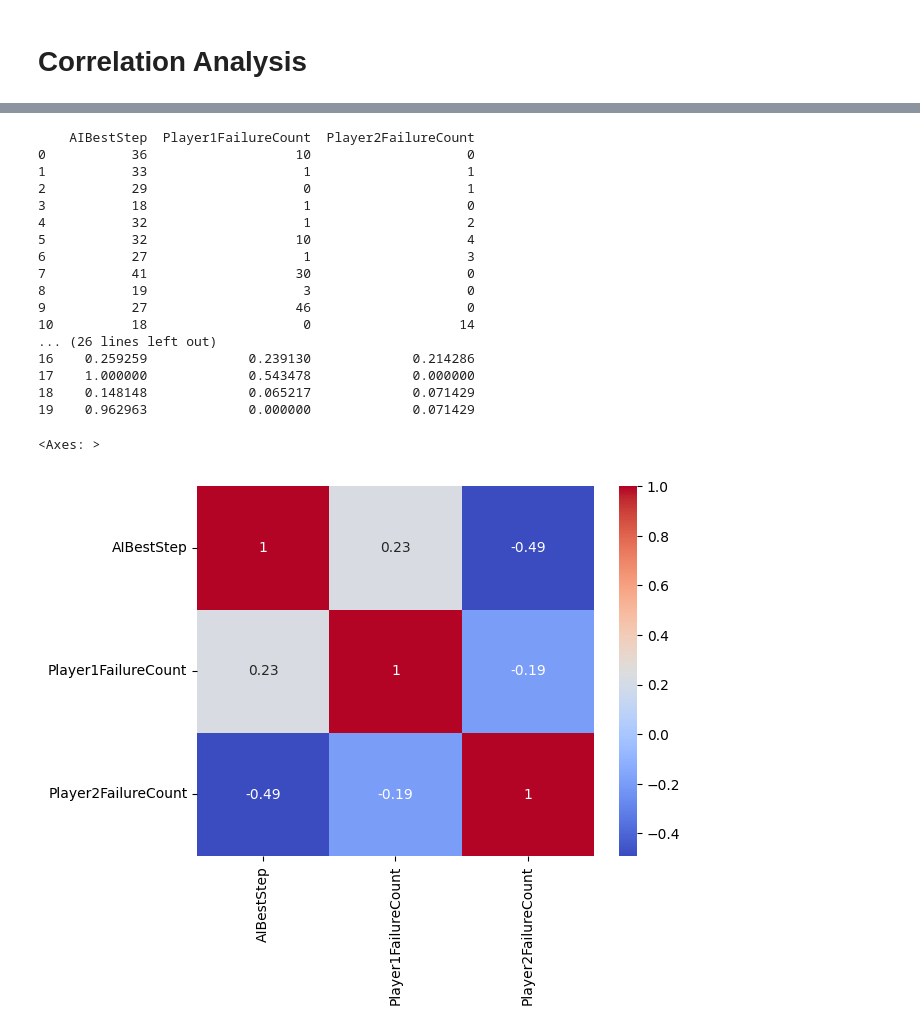
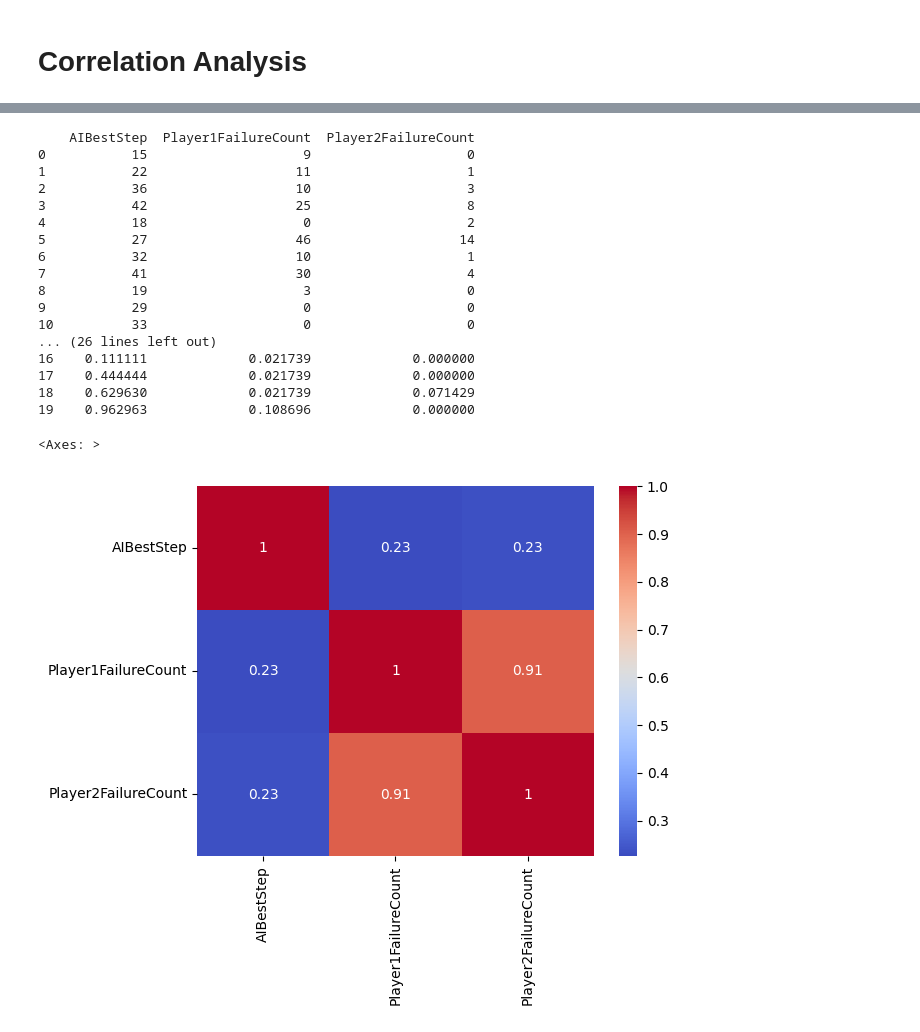
Before and after one commit to LingPeiYu/AaltoThesisDataAnalysis, a Jupyter notebook: AaltoThesisDataAnalysis.ipynb, the cells around one changed output, grey strips where cells are left out. Saved outputs shown, nothing was run; the diff lists cells and outputs as text; code cells hidden in the pictures.

```diff
--- a/AaltoThesisDataAnalysis.ipynb
+++ b/AaltoThesisDataAnalysis.ipynb
@@ -266,4 +274,8 @@ print(test_error)
 # %%
 #Corr Analysis
 import seaborn as sns
+# %%
+#sort each test's values by level index
+data1=data1.sort_values(by='LevelIndex',ascending=True)
+data2=data2.sort_values(by='LevelIndex',ascending=True)
 # %%
@@ -303,16 +313,16 @@ sns.heatmap(corr_matrix, cmap='coolwarm', annot=True)
 # %%
-TestData=pd.concat([data1.rename(columns={'PercivedDifficulty': 'Player1PercivedDifficulty'})[['AIBestStep','Player1PercivedDifficulty']],
-                    data2.rename(columns={'PercivedDifficulty': 'Player2PercivedDifficulty'})[['Player2PercivedDifficulty']]],
-                   axis=1)
+SubTestData=pd.merge(data1.rename(columns={'PercivedDifficulty': 'Player1PercivedDifficulty'})[['LevelIndex','AIBestStep','Player1PercivedDifficulty']],
+                    data2.rename(columns={'PercivedDifficulty': 'Player2PercivedDifficulty'})[['LevelIndex','Player2PercivedDifficulty']],
+                   on='LevelIndex',how='outer')[['AIBestStep','Player1PercivedDifficulty','Player2PercivedDifficulty']]
 
-print(TestData)
+print(SubTestData)
 
-for i in range(0,TestData.shape[1]):
-  TestData.iloc[:, i]=scaler.fit_transform(TestData.iloc[:, [i]])
+for i in range(0,SubTestData.shape[1]):
+  SubTestData.iloc[:, i]=scaler.fit_transform(SubTestData.iloc[:, [i]])
 
-print(TestData)
+print(SubTestData)
 
-corr_matrix = TestData.corr()
+corr_matrix = SubTestData.corr()
 sns.heatmap(corr_matrix, cmap='coolwarm', annot=True)
 # %% [output]
     AIBestStep  Player1PercivedDifficulty  Player2PercivedDifficulty
@@ -337,34 +347,34 @@ sns.heatmap(corr_matrix, cmap='coolwarm', annot=True)
 # %%
-TestData=pd.concat([data1.rename(columns={'FailureCount': 'Player1FailureCount'})[['AIBestStep','Player1FailureCount']],
-                    data2.rename(columns={'FailureCount': 'Player2FailureCount'})[['Player2FailureCount']]],
-                   axis=1)
+SubTestData=pd.merge(data1.rename(columns={'FailureCount': 'Player1FailureCount'})[['LevelIndex','AIBestStep','Player1FailureCount']],
+                    data2.rename(columns={'FailureCount': 'Player2FailureCount'})[['LevelIndex','Player2FailureCount']],
+                   on='LevelIndex',how='outer')[['AIBestStep','Player1FailureCount','Player2FailureCount']]
 
-print(TestData)
+print(SubTestData)
 
-for i in range(0,TestData.shape[1]):
-  TestData.iloc[:, i]=scaler.fit_transform(TestData.iloc[:, [i]])
+for i in range(0,SubTestData.shape[1]):
+  SubTestData.iloc[:, i]=scaler.fit_transform(SubTestData.iloc[:, [i]])
 
-print(TestData)
+print(SubTestData)
 
-corr_matrix = TestData.corr()
+corr_matrix = SubTestData.corr()
 sns.heatmap(corr_matrix, cmap='coolwarm', annot=True)
 # %% [output]
     AIBestStep  Player1FailureCount  Player2FailureCount
-0           36                   10                    0
-1           33                    1                    1
-2           29                    0                    1
-3           18                    1                    0
-4           32                    1                    2
-5           32                   10                    4
-6           27                    1                    3
-7           41                   30                    0
+0           15                    9                    0
+1           22                   11                    1
+2           36                   10                    3
+3           42                   25                    8
+4           18                    0                    2
+5           27                   46                   14
+6           32                   10                    1
+7           41                   30                    4
 8           19                    3                    0
-9           27                   46                    0
-10          18                    0                   14
+9           29                    0                    0
+10          33                    0                    0
 ... (26 lines left out)
-16    0.259259             0.239130             0.214286
-17    1.000000             0.543478             0.000000
-18    0.148148             0.065217             0.071429
-19    0.962963             0.000000             0.071429
+16    0.111111             0.021739             0.000000
+17    0.444444             0.021739             0.000000
+18    0.629630             0.021739             0.071429
+19    0.962963             0.108696             0.000000
 <Axes: >
-[figure, old version]
+[figure, new version]
```
Also changed, not shown: parts of 9 cells of this notebook.
